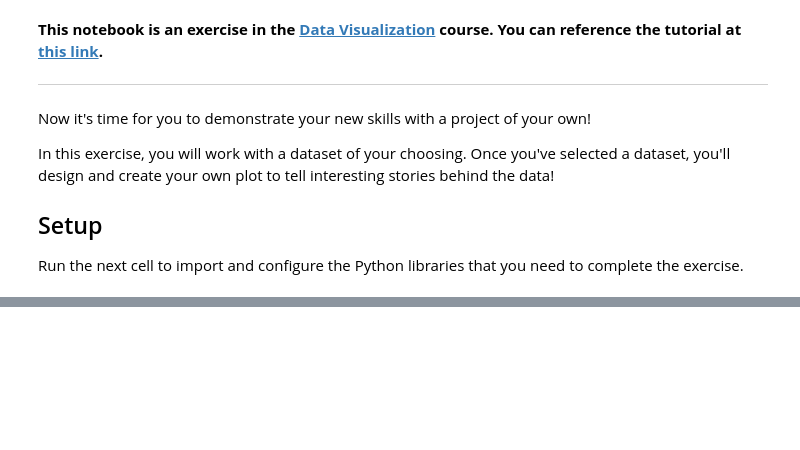
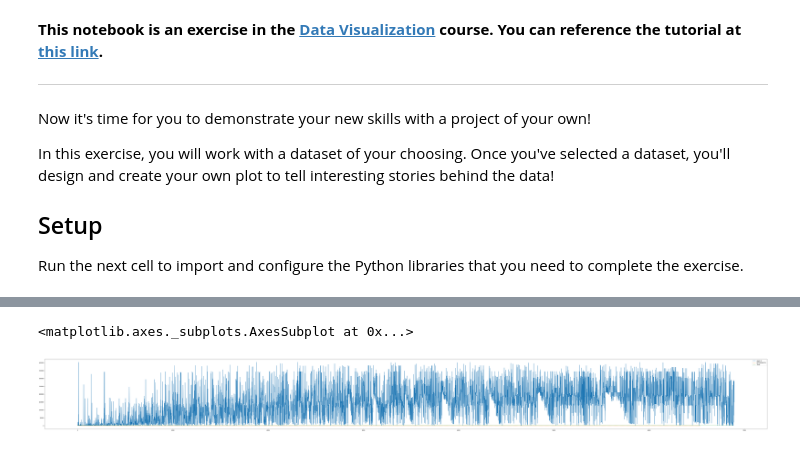
Before and after one commit to mkaustubh/data-analytics, a Jupyter notebook: DataVisualization.ipynb, the cells around one changed output, grey strips where cells are left out. Drawn from its saved outputs; the diff is of its cells as text; code cells hidden in the pictures; blank space fills up the shorter version.

```diff
--- a/DataVisualization.ipynb
+++ b/DataVisualization.ipynb
@@ -23,0 +26,5 @@ print("Setup Complete")
+# %%
+my_filepath = '/content/data-analytics/archive/dc-wikia-data.csv'
+# %%
+my_data = pd.read_csv(my_filepath)
+my_data.head()
@@ -23,0 +38,6 @@ print("Setup Complete")
+# %%
+plt.figure(figsize = (100,10))
+sns.lineplot(data = my_data)
+# %% [output]
+<matplotlib.axes._subplots.AxesSubplot at 0x...>
+[figure, added]
```
Also changed, not shown: parts of 2 cells of this notebook.
